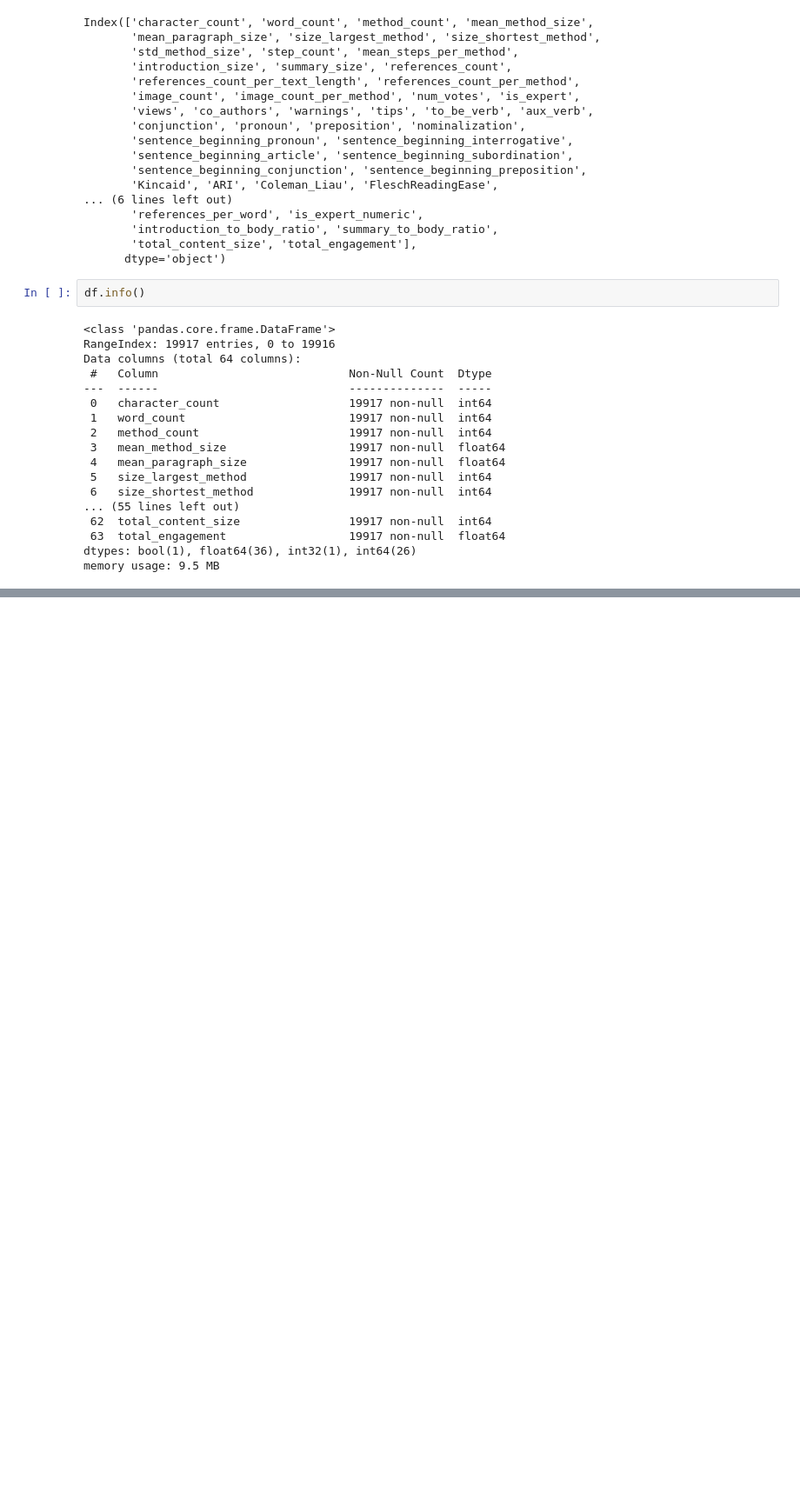
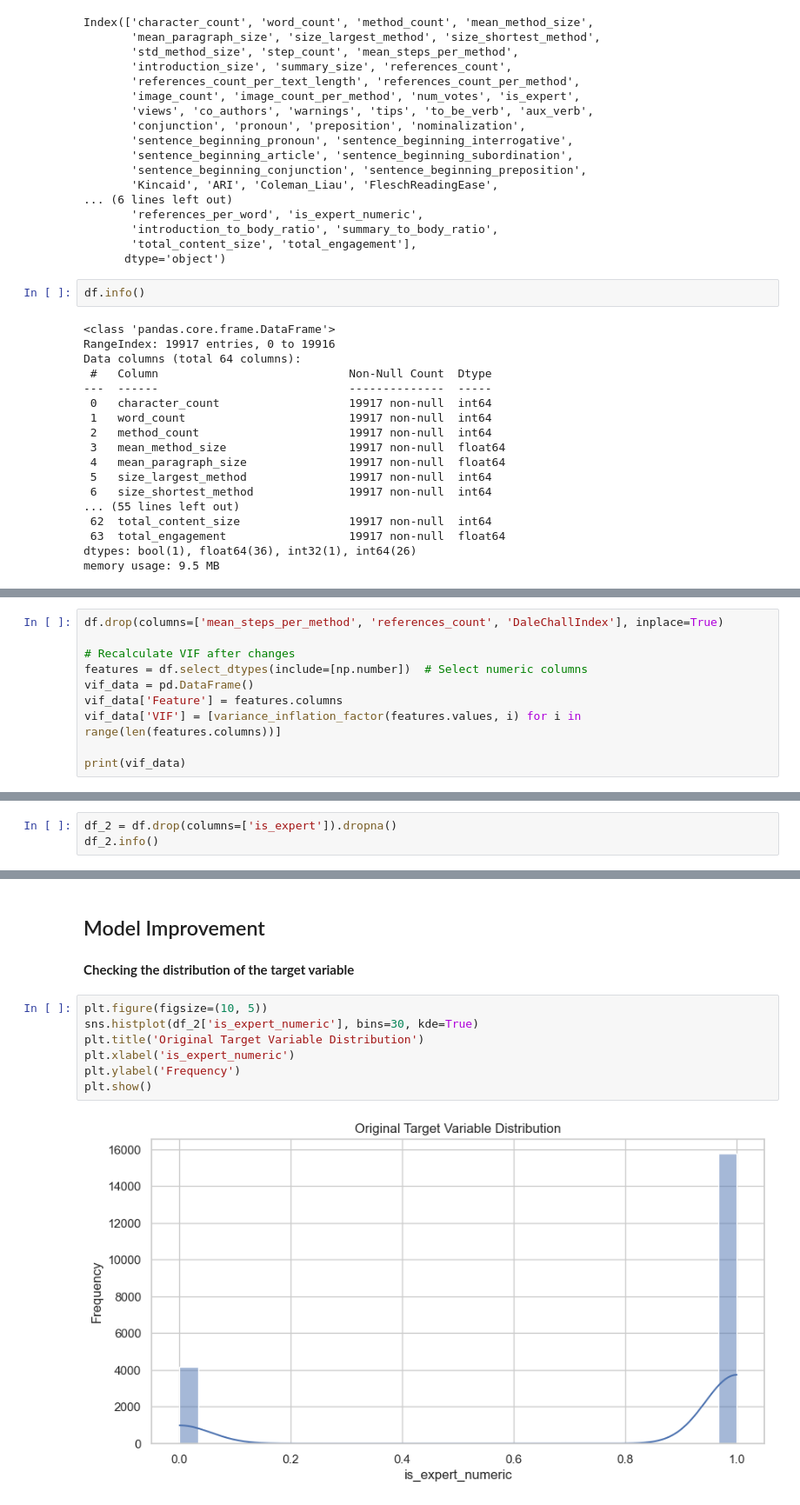
Before and after one commit to joachinhimself/Predictive-Analysis-On-WikiHow-Dataset, a Jupyter notebook: Notebook/Predictive Analysis On WikiHow Dataset.ipynb, the cells around one changed output, grey strips where cells are left out. Shown at 87% size. Cells and saved outputs as stored; diff of their text form; blank space fills up the shorter version.

```diff
--- a/Notebook/Predictive Analysis On WikiHow Dataset.ipynb
+++ b/Notebook/Predictive Analysis On WikiHow Dataset.ipynb
@@ -709,0 +1150,10 @@ memory usage: 9.5 MB
+# %%
+df.drop(columns=['mean_steps_per_method', 'references_count', 'DaleChallIndex'], inplace=True)
+
+# Recalculate VIF after changes
+features = df.select_dtypes(include=[np.number])  # Select numeric columns
+vif_data = pd.DataFrame()
+vif_data['Feature'] = features.columns
+vif_data['VIF'] = [variance_inflation_factor(features.values, i) for i in range(len(features.columns))]
+
+print(vif_data)
@@ -709,0 +1284,3 @@ memory usage: 9.5 MB
+# %%
+df_2 = df.drop(columns=['is_expert']).dropna()
+df_2.info()
@@ -709,0 +1394,13 @@ memory usage: 9.5 MB
+# %% [markdown]
+## Model Improvement ##
+# %% [markdown]
+**Checking the distribution of the target variable**
+# %%
+plt.figure(figsize=(10, 5))
+sns.histplot(df_2['is_expert_numeric'], bins=30, kde=True)
+plt.title('Original Target Variable Distribution')
+plt.xlabel('is_expert_numeric')
+plt.ylabel('Frequency')
+plt.show()
+# %% [output]
+[figure, added]
```
Also changed, not shown: parts of 129 cells of this notebook, 1 other file.
